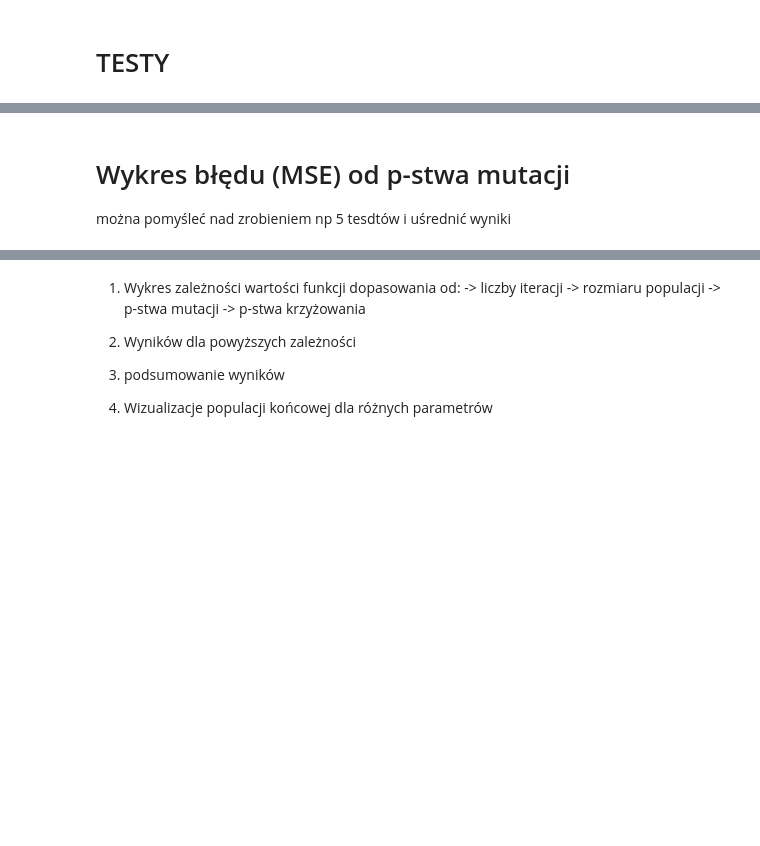
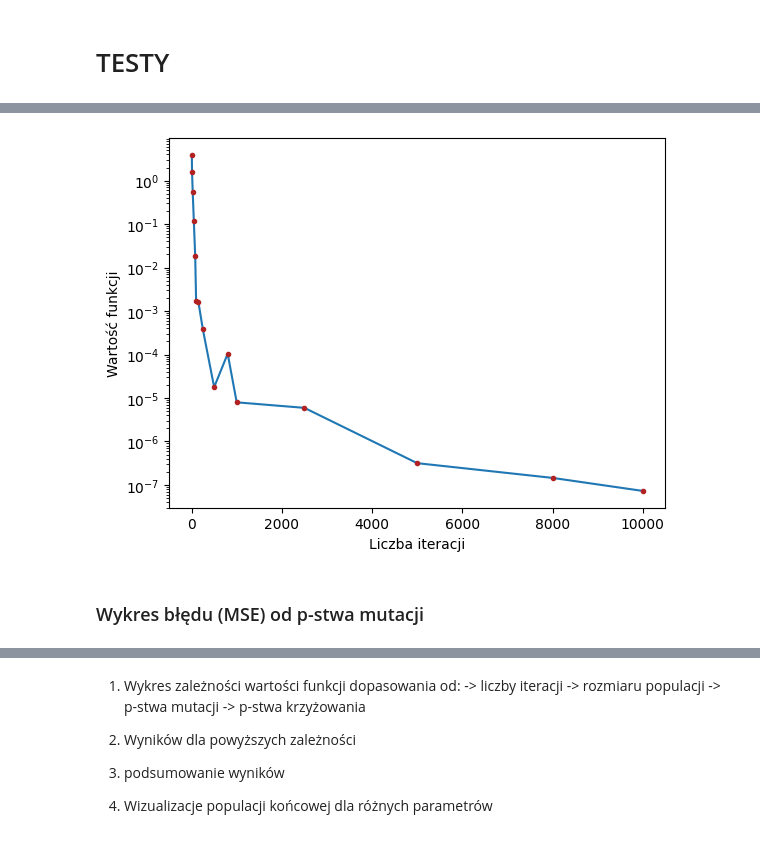
Before and after one commit to mwewior/introduction-to-ai, a Jupyter notebook: lab2/ewolucja.ipynb, the cells around one changed output, grey strips where cells are left out. Saved outputs shown, nothing was run; the diff lists cells and outputs as text; code cells hidden in the pictures; blank space fills up the shorter version.

```diff
--- a/lab2/ewolucja.ipynb
+++ b/lab2/ewolucja.ipynb
@@ -548,4 +570,8 @@ plt.show()
+# %%
+mean_results_val_i = reuslt_maker(default_iterations, mse_i)
+plot_results(default_iterations, mean_results_val_i, 'Liczba iteracji')
+# %% [output]
+[figure, added]
 # %% [markdown]
-# Wykres błędu (MSE) od p-stwa mutacji </br>
-można pomyśleć nad zrobieniem np 5 tesdtów i uśrednić wyniki
+### Wykres błędu (MSE) od p-stwa mutacji
 # %%
```
Also changed, not shown: parts of 27 cells of this notebook.
